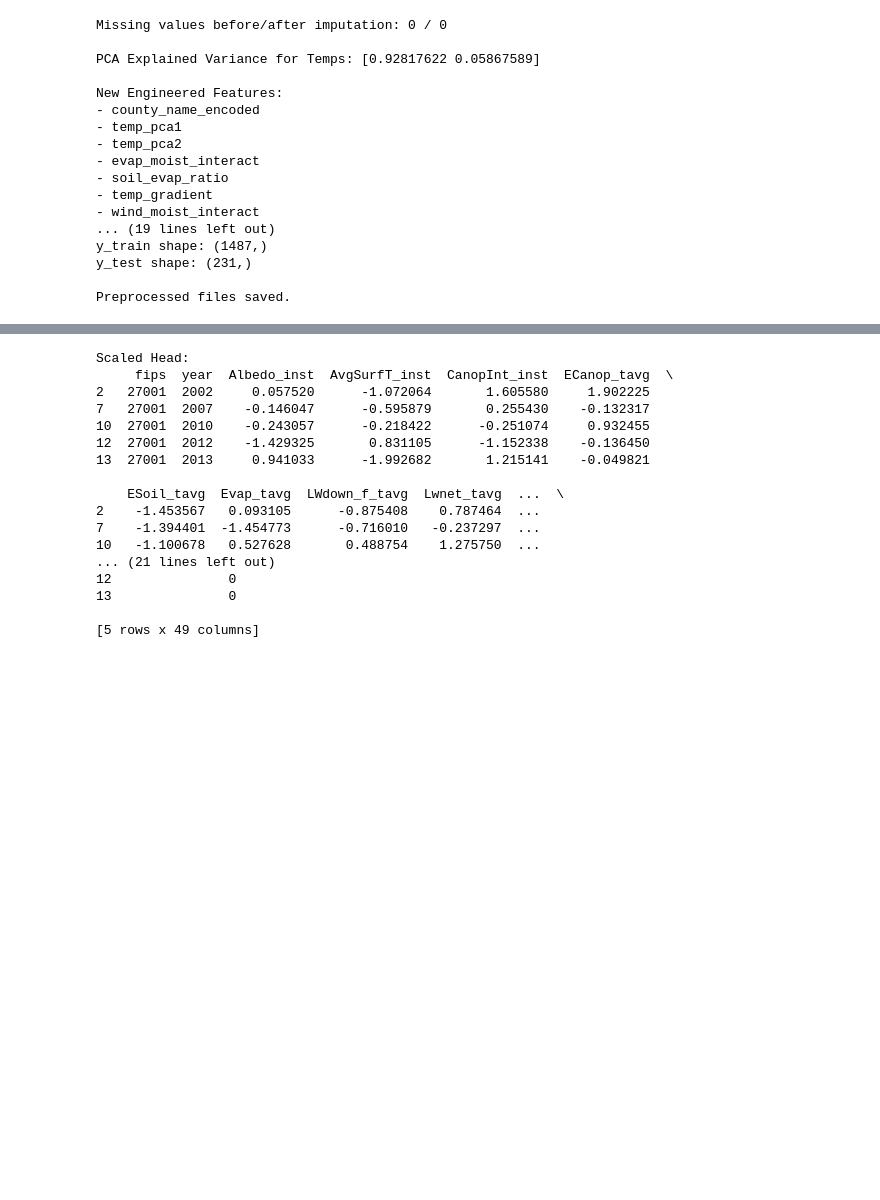
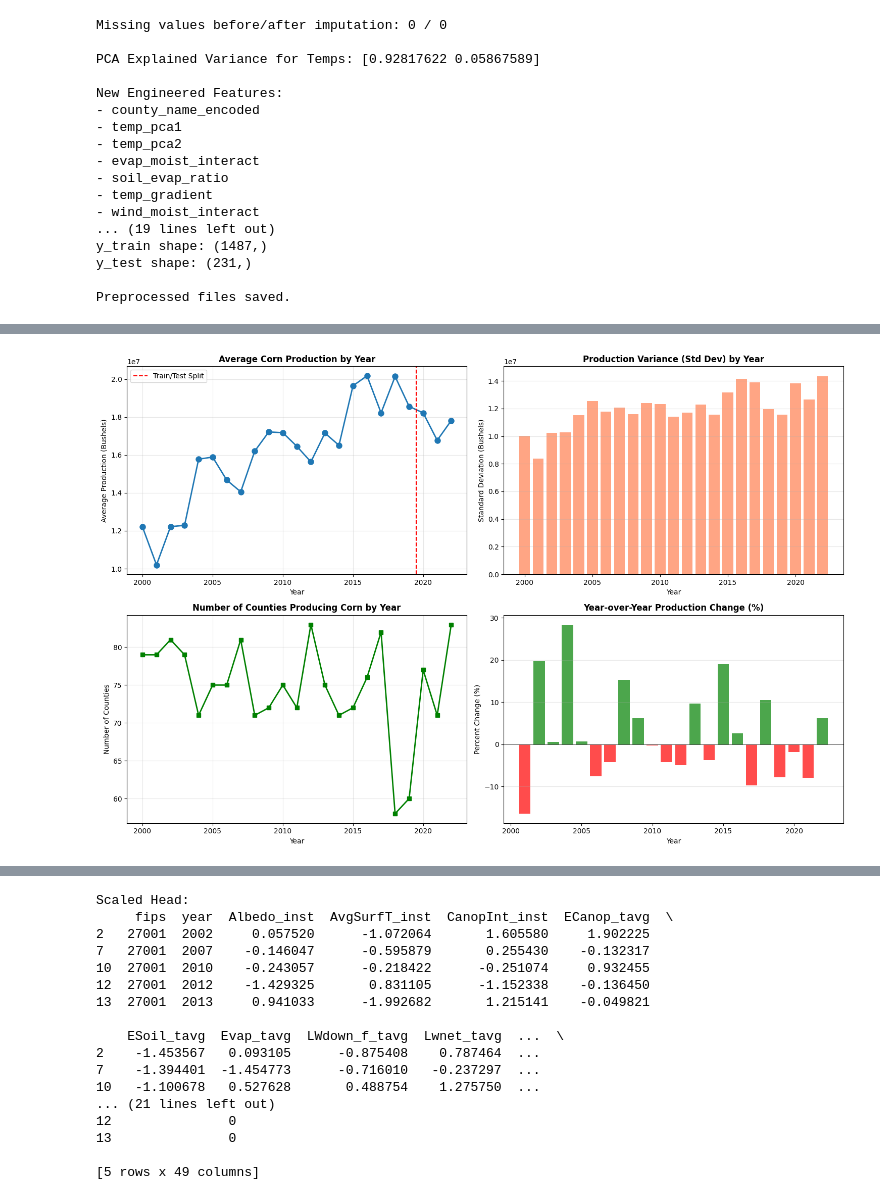
Before and after one commit to Jacob19999/Machine-Learning-Benchmark-for-Predicting-County-Level-Corn-Production, a Jupyter notebook: SatelliteDataNew.ipynb, the cells around one changed output, grey strips where cells are left out. Saved outputs shown, nothing was run; the diff lists cells and outputs as text; code cells hidden in the pictures; blank space fills up the shorter version.

```diff
--- a/SatelliteDataNew.ipynb
+++ b/SatelliteDataNew.ipynb
@@ -1368,0 +1829,76 @@ PCA Head:
+# %%
+# ============================================================================
+# EXPLORATORY DATA ANALYSIS - TEMPORAL ANALYSIS
+# ============================================================================
+
+import matplotlib.pyplot as plt
+import seaborn as sns
+
+print("="*80)
+print("TEMPORAL ANALYSIS")
+print("="*80)
+
+# Restore original scale for analysis
+df_analysis = df_preprocessed.copy()
+if 'county_name_encoded' in new_features:
+    df_analysis['county_name_encoded'] = scaler.inverse_transform(
+        df_preprocessed.loc[:, scale_cols]
+    )[:, scale_cols.index('county_name_encoded')] if 'county_name_encoded' in scale_cols else df_preprocessed['county_name_encoded']
+
+# 1. Yearly production trends
+print("\n1. Yearly Production Trends:")
+yearly_prod = df_preprocessed.groupby('year')[TARGET_COL].agg(['mean', 'std', 'count'])
+print(yearly_prod)
+
+# Plot yearly trends
+fig, axes = plt.subplots(2, 2, figsize=(15, 10))
+
+# Average production by year
+yearly_mean = df_preprocessed.groupby('year')[TARGET_COL].mean()
+axes[0, 0].plot(yearly_mean.index, yearly_mean.values, marker='o', linewidth=2, markersize=8)
+axes[0, 0].set_title('Average Corn Production by Year', fontsize=12, fontweight='bold')
+axes[0, 0].set_xlabel('Year')
+axes[0, 0].set_ylabel('Average Production (Bushels)')
+axes[0, 0].grid(True, alpha=0.3)
+axes[0, 0].axvline(TRAIN_YEAR_THRESHOLD - 0.5, color='r', linestyle='--', label='Train/Test Split')
+axes[0, 0].legend()
+
+# Production variance by year
+yearly_std = df_preprocessed.groupby('year')[TARGET_COL].std()
+axes[0, 1].bar(yearly_std.index, yearly_std.values, alpha=0.7, color='coral')
+axes[0, 1].set_title('Production Variance (Std Dev) by Year', fontsize=12, fontweight='bold')
+axes[0, 1].set_xlabel('Year')
+axes[0, 1].set_ylabel('Standard Deviation (Bushels)')
+axes[0, 1].grid(True, alpha=0.3, axis='y')
+
+# Count of counties producing by year
+yearly_count = df_preprocessed.groupby('year').size()
+axes[1, 0].plot(yearly_count.index, yearly_count.values, marker='s', color='green', linewidth=2)
+axes[1, 0].set_title('Number of Counties Producing Corn by Year', fontsize=12, fontweight='bold')
+axes[1, 0].set_xlabel('Year')
+axes[1, 0].set_ylabel('Number of Counties')
+axes[1, 0].grid(True, alpha=0.3)
+
+# Year-over-year change
+yoy_change = yearly_mean.pct_change() * 100
+axes[1, 1].bar(yoy_change.index[1:], yoy_change.values[1:], alpha=0.7,
+                color=['red' if x < 0 else 'green' for x in yoy_change.values[1:]])
+axes[1, 1].set_title('Year-over-Year Production Change (%)', fontsize=12, fontweight='bold')
+axes[1, 1].set_xlabel('Year')
+axes[1, 1].set_ylabel('Percent Change (%)')
+axes[1, 1].axhline(0, color='black', linestyle='-', linewidth=0.5)
+axes[1, 1].grid(True, alpha=0.3, axis='y')
+
+plt.tight_layout()
+plt.savefig('temporal_analysis.png', dpi=300, bbox_inches='tight')
+print("   ✓ Saved: temporal_analysis.png")
+plt.show()
+
+# Statistical summary
+print("\nTemporal Statistics:")
+print(f"   Average yearly production: {yearly_mean.mean():,.0f} bushels")
+print(f"   Production trend (2000-2019): {yearly_mean.loc[2000:2019].pct_change().mean()*100:.2f}% per year")
+print(f"   Production trend (2020-2022): {yearly_mean.loc[2020:].pct_change().mean()*100:.2f}% per year")
+print(f"   Most productive year: {yearly_mean.idxmax()} ({yearly_mean.max():,.0f} bushels)")
+print(f"   Least productive year: {yearly_mean.idxmin()} ({yearly_mean.min():,.0f} bushels)")
+# %% [output]
@@ -1368,0 +1922 @@ PCA Head:
+[figure, added]
```
Also changed, not shown: parts of 18 cells of this notebook, 14 other files.
